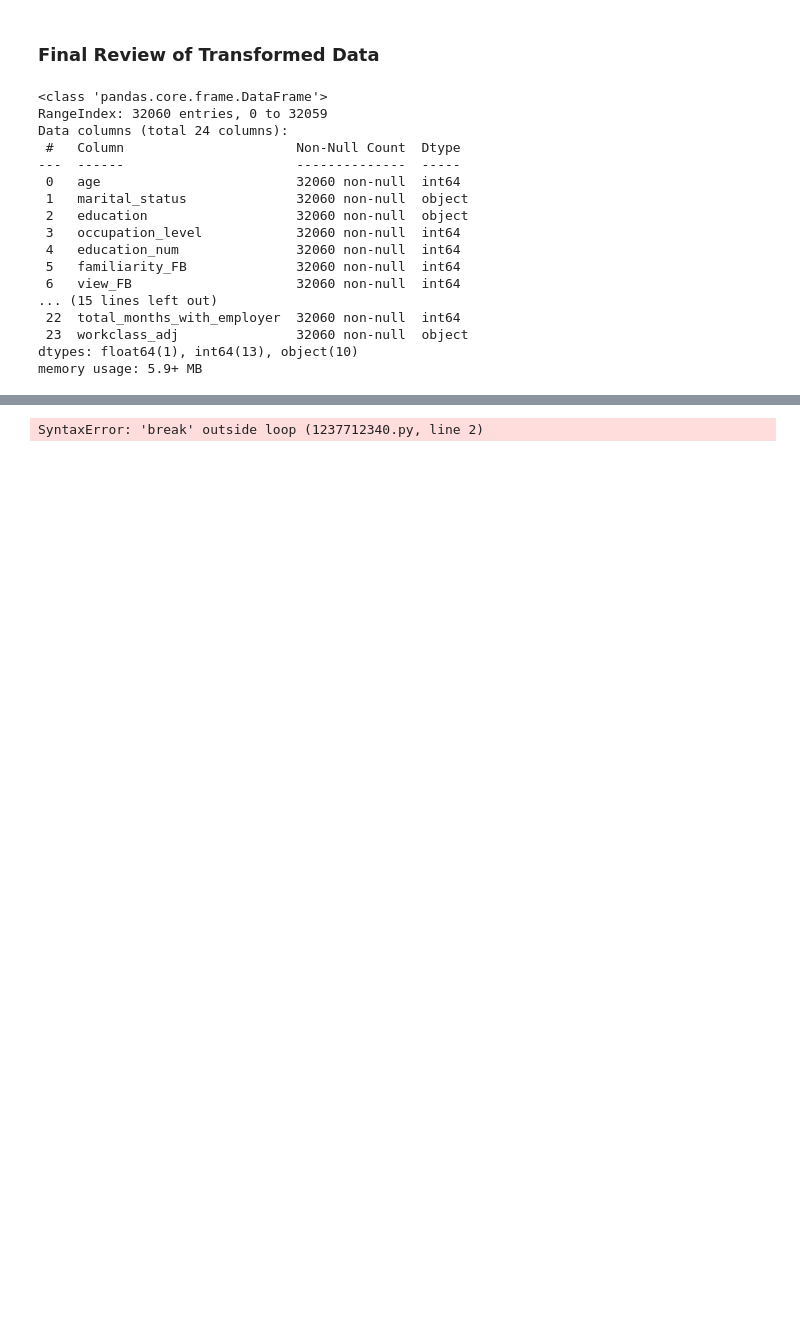
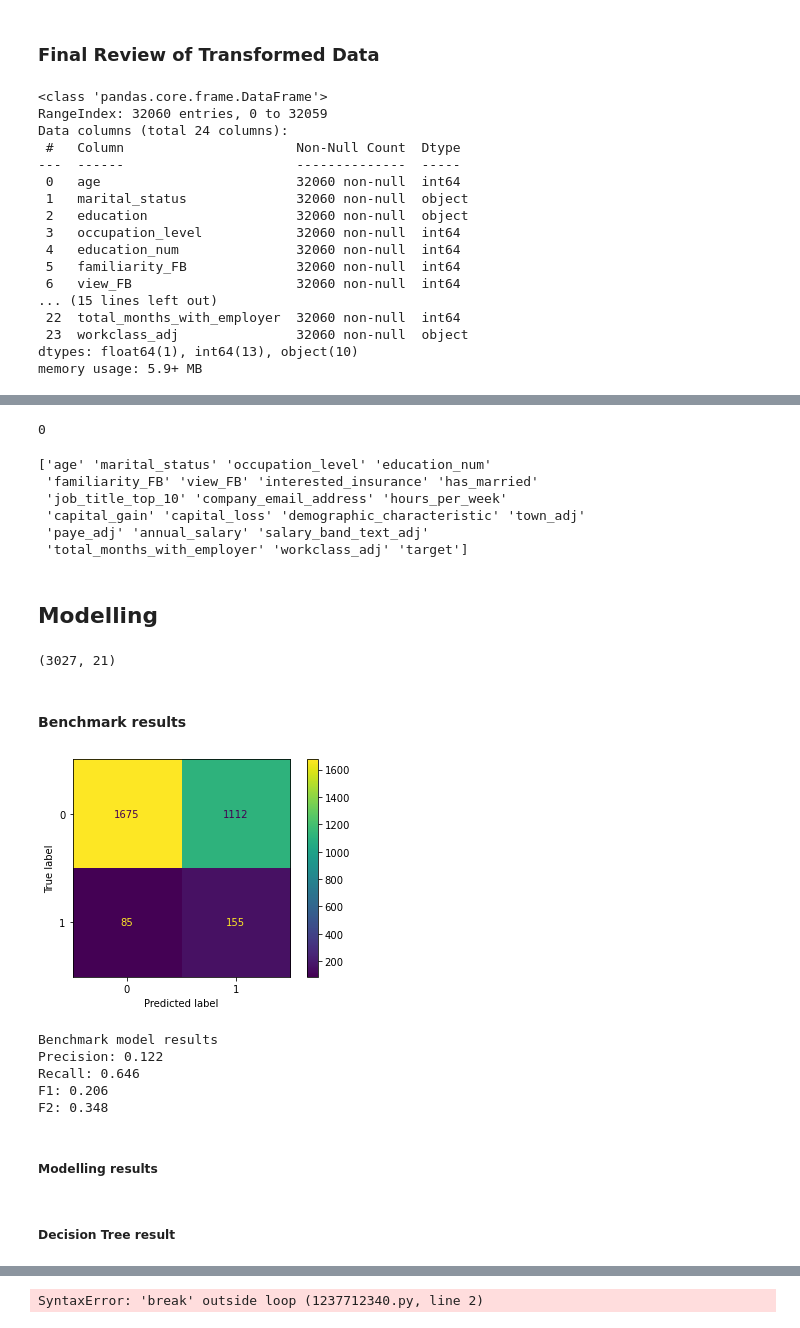
Before and after one commit to Bdwrds/mlflow_lbg, a Jupyter notebook: eda/lbg_test_eda.ipynb, the cells around one changed output, grey strips where cells are left out. Drawn from its saved outputs; the diff is of its cells as text; code cells hidden in the pictures; blank space fills up the shorter version.

```diff
--- a/eda/lbg_test_eda.ipynb
+++ b/eda/lbg_test_eda.ipynb
@@ -829,3 +895,8 @@ Data columns (total 24 columns):
  23  workclass_adj               32060 non-null  object
 dtypes: float64(1), int64(13), object(10)
 memory usage: 5.9+ MB
+# %%
+# create a target from created_account variable
+df_final['target'] = None
+df_final.loc[df_final.created_account=='Yes','target'] = 1
+df_final.loc[df_final.created_account=='No','target'] = 0
@@ -831,0 +911,5 @@ memory usage: 5.9+ MB
+# %%
+# what frequencies of interested_insurance are there amongst non-tested accounts
+df_final['created_account'] = df_final['created_account'].fillna('unknown')
+df_final.loc[:,['interested_insurance','created_account']].value_counts().unstack()
+## similar distribution amongst those tested and not-tested - yet to be predicted
@@ -837,0 +937,66 @@ VBox(children=(Tab(children=(Tab(children=(GridBox(children=(VBox(children=(Grid
+# %%
+# check for nans
+df_final.annual_salary.isna().sum()
+## no nans, ok
+# %% [output]
+0
+# %%
+additional_excluded = ['education_order', 'education', 'native_country', 'created_account']
+final_features = df_final.columns[~df_final.columns.isin(additional_excluded)].values
+print(final_features)
+# %% [output]
+['age' 'marital_status' 'occupation_level' 'education_num'
+ 'familiarity_FB' 'view_FB' 'interested_insurance' 'has_married'
+ 'job_title_top_10' 'company_email_address' 'hours_per_week'
+ 'capital_gain' 'capital_loss' 'demographic_characteristic' 'town_adj'
+ 'paye_adj' 'annual_salary' 'salary_band_text_adj'
+ 'total_months_with_employer' 'workclass_adj' 'target']
+# %% [markdown]
+## Modelling
+# %%
+# filter for those randomly used in previous campaign
+df_final_sub = df_final.loc[~df_final.target.isna(), final_features].copy()
+df_final_sub.target = df_final_sub.target.astype('int64')
+df_final_sub.shape
+# %% [output]
+(3027, 21)
+# %% [markdown]
+#### Benchmark results
+# %%
+# benchmark prediction - use interested_insurance as the prediction
+import matplotlib.pyplot as plt
+from sklearn.metrics import confusion_matrix, ConfusionMatrixDisplay
+cm = confusion_matrix(df_final_sub.target.values, df_final_sub.interested_insurance.values)
+disp = ConfusionMatrixDisplay(confusion_matrix=cm)
+disp.plot()
+plt.show()
+# %% [output]
+[figure, added]
+# %%
+from sklearn.metrics import precision_score, recall_score, f1_score, fbeta_score
+
+score_precision = precision_score(df_final_sub.target.values, \
+                                    df_final_sub.interested_insurance.values)
+score_recall = recall_score(df_final_sub.target.values, \
+                                 df_final_sub.interested_insurance.values)
+score_f1 = f1_score(df_final_sub.target.values, \
+                                 df_final_sub.interested_insurance.values)
+score_f2 = fbeta_score(df_final_sub.target.values, \
+                                 df_final_sub.interested_insurance.values, beta=2)
+
+print("Benchmark model results")
+print("Precision: %.3f"%(score_precision))
+print("Recall: %.3f"%(score_recall))
+print("F1: %.3f"%(score_f1))
+print("F2: %.3f"%(score_f2))
+## Strong recall results from a simple triggered approach, given interested_insurance='Yes'
+# %% [output]
+Benchmark model results
+Precision: 0.122
+Recall: 0.646
+F1: 0.206
+F2: 0.348
+# %% [markdown]
+##### Modelling results
+# %% [markdown]
+##### Decision Tree result
```
Also changed, not shown: parts of 56 cells of this notebook, 22 other files.
